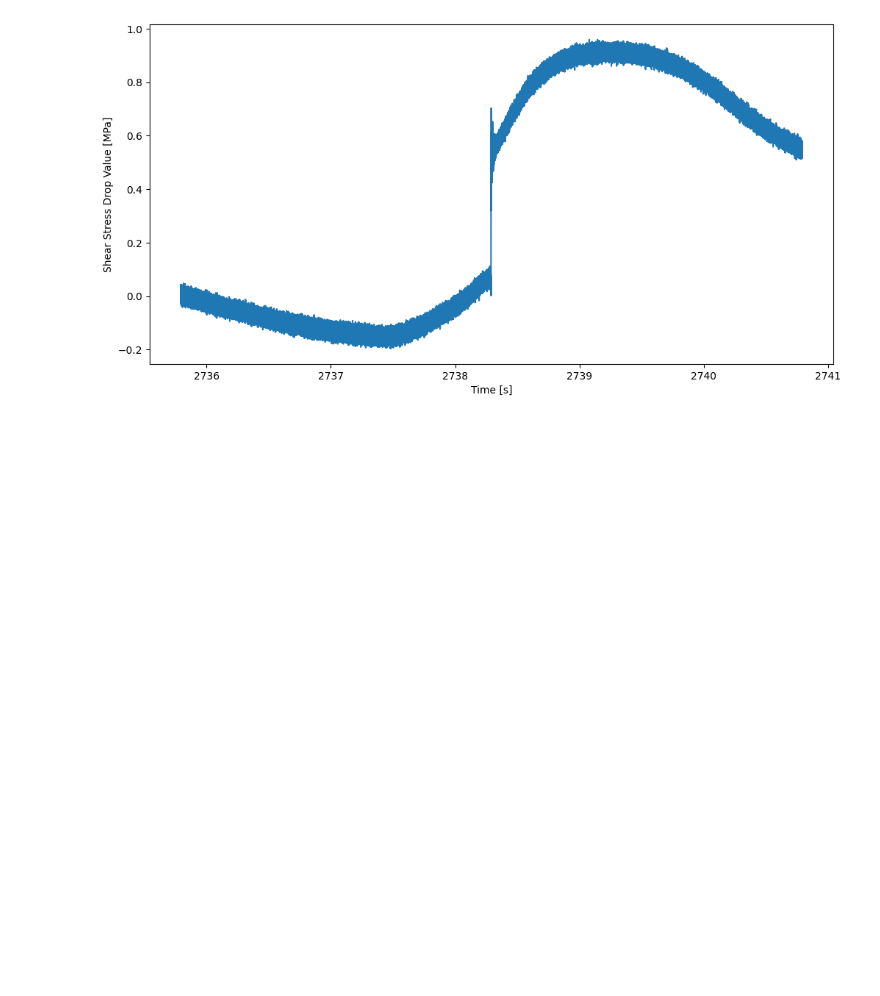
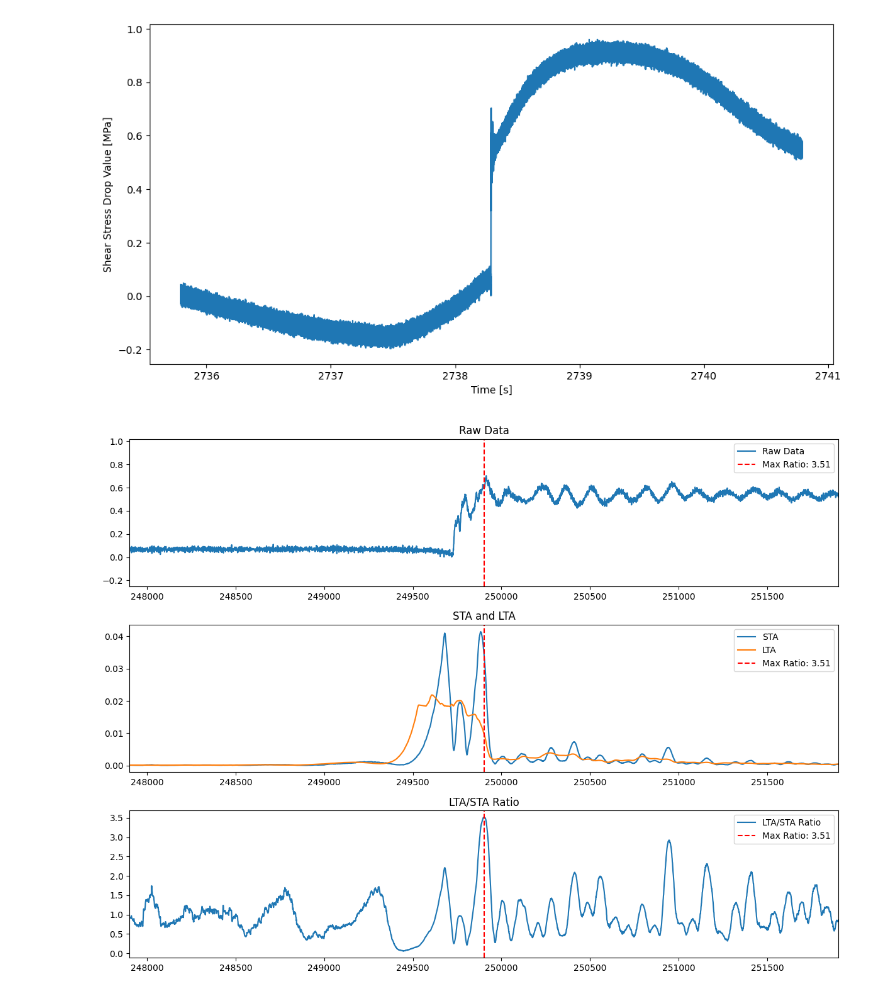
Before and after one commit to Gauss963/PSU-Dynamic-Strain, a Jupyter notebook: Code/p5993.ipynb, the cells around one changed output. Saved outputs shown, nothing was run; the diff lists cells and outputs as text; code cells hidden in the pictures; blank space fills up the shorter version.

Commit message:
Reading p5972 data

```diff
--- a/Code/p5993.ipynb
+++ b/Code/p5993.ipynb
@@ -61,3 +49,64 @@ plt.savefig('../Plot/p5972_test1.pdf', dpi = 300)
 plt.show()
 # %% [output]
 [figure]
+# %%
+cutoff = 100
+filtered_data = DataProcessor.highpass_filter(STRESS_MPA, cutoff, fs)
+# %%
+hspan = 2000
+
+
+# STA, LTA window length
+sta_window = 50   # STA window length
+lta_window = 200  # LTA window length
+
+# Calculate STA, LTA by convolution
+sta = np.convolve(filtered_data**2, np.ones(sta_window)/sta_window, mode='valid')
+lta = np.convolve(filtered_data**2, np.ones(lta_window)/lta_window, mode='valid')
+
+# Matching STA and LTA data length
+min_length = min(len(sta), len(lta))
+sta = sta[:min_length]
+lta = lta[:min_length]
+
+# Calculate LTA/STA ratio
+lta_sta_ratio = sta / lta
+
+# Find peak and peak's index
+max_ratio = np.max(lta_sta_ratio)
+max_index = np.argmax(lta_sta_ratio)
+
+
+
+plt.figure(figsize = (12, 9))
+
+# Plot raw data (No filter)
+plt.subplot(3, 1, 1)
+plt.plot(STRESS_MPA, label = 'Raw Data')
+plt.axvline(x = max_index, color = 'red', linestyle = '--', label=f'Max Ratio: {max_ratio:.2f}')
+plt.xlim(max_index - hspan, max_index + hspan)
+plt.title('Raw Data')
+plt.legend()
+
+# Plot STA, LTA
+plt.subplot(3, 1, 2)
+plt.plot(sta, label = 'STA')
+plt.plot(lta, label = 'LTA')
+plt.axvline(x = max_index, color = 'red', linestyle = '--', label=f'Max Ratio: {max_ratio:.2f}')
+plt.xlim(max_index - hspan, max_index + hspan)
+plt.title('STA and LTA')
+plt.legend()
+
+# Plot LTA/STA ratio
+plt.subplot(3, 1, 3)
+plt.plot(lta_sta_ratio, label='LTA/STA Ratio')
+plt.axvline(x = max_index, color = 'red', linestyle = '--', label=f'Max Ratio: {max_ratio:.2f}')
+plt.xlim(max_index - hspan, max_index + hspan)
+plt.title('LTA/STA Ratio')
+plt.legend()
+
+plt.tight_layout()
+plt.savefig('../Plot/STA-LTA-5993-test.pdf')
+plt.show()
+# %% [output]
+[figure, added]
```
Also changed, not shown: parts of 4 cells of this notebook, 6 other files.
